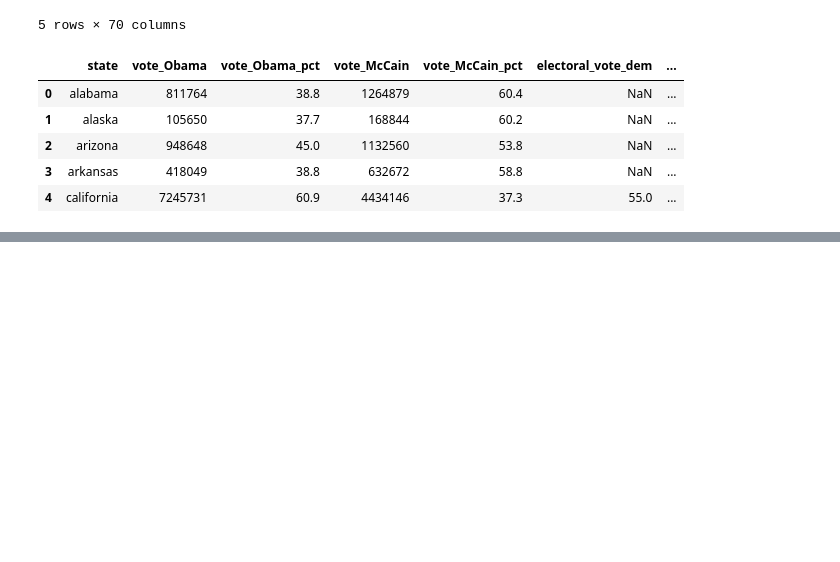
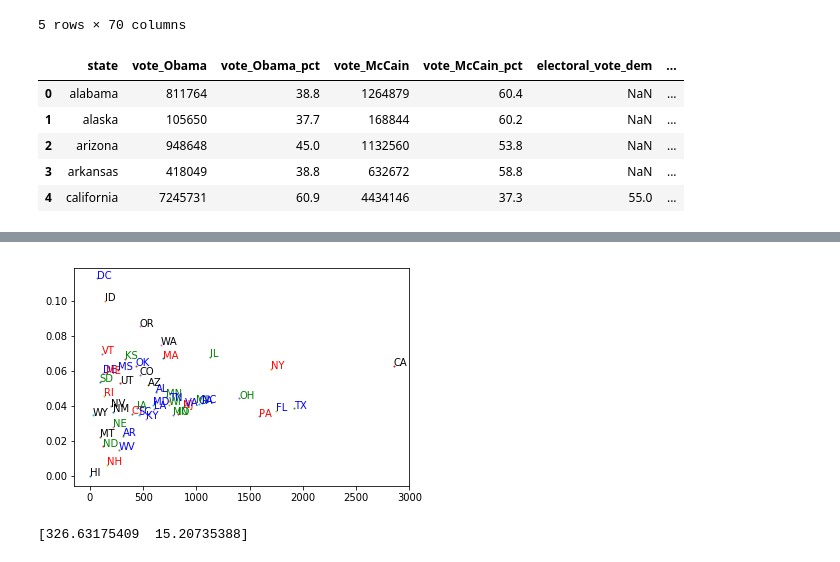
Before and after one commit to Djiffit/bayes, a Jupyter notebook: 3/Ex 3.ipynb, the cells around one changed output, grey strips where cells are left out. Cells and saved outputs as stored; diff of their text form; code cells hidden in the pictures; blank space fills up the shorter version.

```diff
--- a/3/Ex 3.ipynb
+++ b/3/Ex 3.ipynb
@@ -244,0 +253,25 @@ plt.show()
+# %%
+
+n = (df['state'].sort_index().value_counts()).sort_index()
+y = (df[df['ideo'] == 'very liberal']['state'].sort_index().value_counts().append(pd.Series({'hawaii': 0}))).sort_index()
+
+
+for i, vals in enumerate(zip(y / n, n)):
+    yval, nval = vals
+    plt.scatter(nval, yval, s =1)
+    plt.annotate(states[n.index[i]], (nval, yval), color=cols[regions[n.index[i]]], size=10)
+
+def beta_binomial(n, k, b, a):
+    return special.comb(n, k) * (special.beta(k + a, n - k + b) / special.beta(a, b))
+
+def ll(a):
+    return -np.sum(beta_binomial(n, y, a[0], a[1]))
+# %% [output]
+[figure, added]
+# %%
+v, som, other = sp.optimize.fmin_l_bfgs_b(ll, x0=[10, 1], args=(), approx_grad=True)
+a = v[1]
+b = v[0]
+print(v)
+# %% [output]
+[326.63175409  15.20735388]
```
Also changed, not shown: parts of 7 cells of this notebook, 7 other files.
